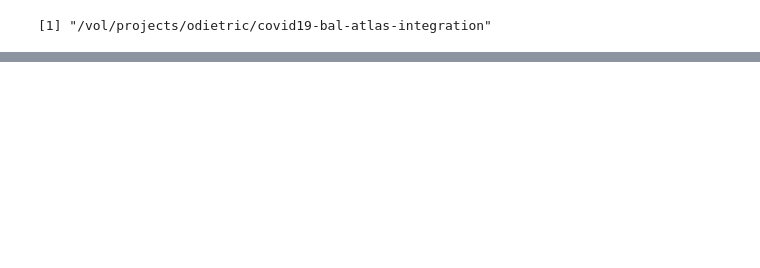
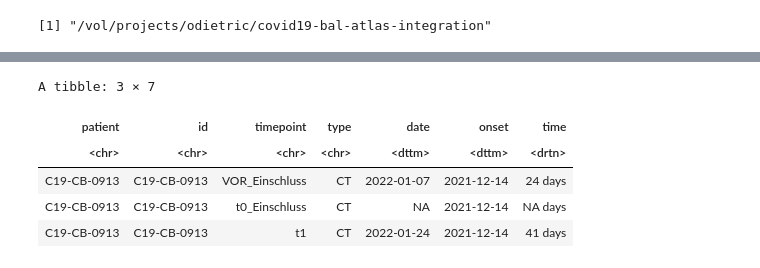
Before and after one commit to saliba-lab/covid19-bal-atlas-integration, a Jupyter notebook: bin/overview_patient-cohort.ipynb, the cells around one changed output, grey strips where cells are left out. Cells and saved outputs as stored; diff of their text form; code cells hidden in the pictures; blank space fills up the shorter version.

```diff
--- a/bin/overview_patient-cohort.ipynb
+++ b/bin/overview_patient-cohort.ipynb
@@ -76,6 +95,23 @@ samples$sequenced <- index
 # %%
-# Add patient data
+# Clean patient data
 patients <- data$patients
+
+# Sex
+index <- which(is.na(patients$sex))
+patients$sex[index] <- "Unknown"
 patients$sex <- str_trunc(patients$sex, 1, ellipsis = "")
+
+# Age
+lt <- data.frame(
+    age = 1:120,
+    group = rep(1:24, length.out = 120, each = 5)
+    )
+lt <- mutate(group_by(lt, group), min = min(age), max = max(age))
+lt$group <- paste(lt$min, "_", lt$max)
+patients$age <- lt$group[match(patients$age, lt$age)]
+index <- which(is.na(patients$age))
+patients$age[index] <- "Unknown"
+
+# Other
 patients$time <- difftime(patients$endpoint_date, patients$onset, units='days')
 patients$onset_label <- as.Date(patients$onset, format="%h %Y")
@@ -87,3 +154,19 @@ samples$time[is.na(samples$time)] <- -5
+# %%
+# Clean examinations
+examinations <- data$examinations
+examinations <- gather(examinations, "type", "date", -timepoint, -id, -patient)
+examinations$patient <- examinations$id
+index <- match(examinations$id, patients$id)
+examinations$onset <- patients$onset[index]
+examinations$time <- examinations$date - examinations$onset
+head(examinations,3)
+# %% [output]
+A tibble: 3 × 7
+| patient | id | timepoint | type | date | onset | time |
+| <chr> | <chr> | <chr> | <chr> | <dttm> | <dttm> | <drtn> |
+| C19-CB-0913 | C19-CB-0913 | VOR_Einschluss | CT | 2022-01-07 | 2021-12-14 | 24 days |
+| C19-CB-0913 | C19-CB-0913 | t0_Einschluss | CT | NA | 2021-12-14 | NA days |
+| C19-CB-0913 | C19-CB-0913 | t1 | CT | 2022-01-24 | 2021-12-14 | 41 days |
 # %%
 # Add timelines
 names(patients)
```
Also changed, not shown: parts of 12 cells of this notebook.
